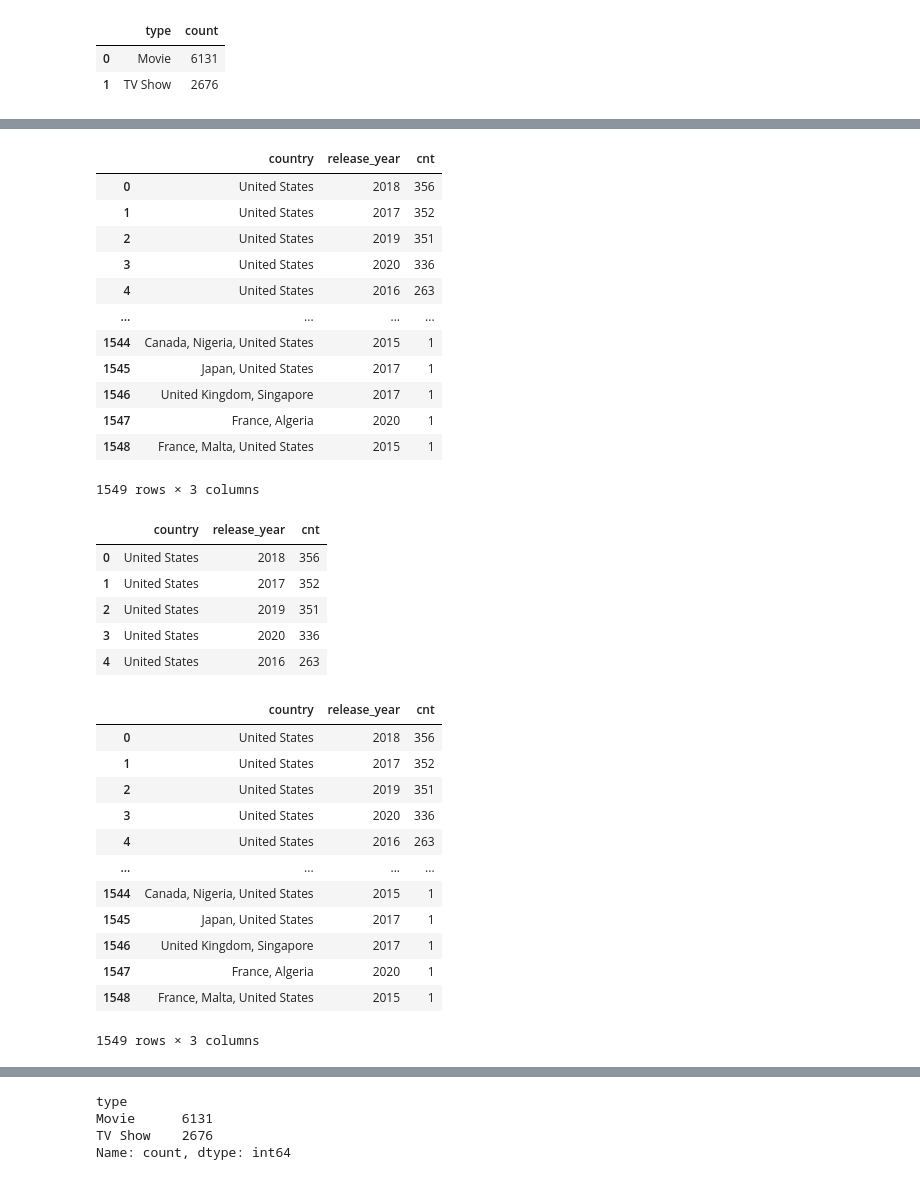
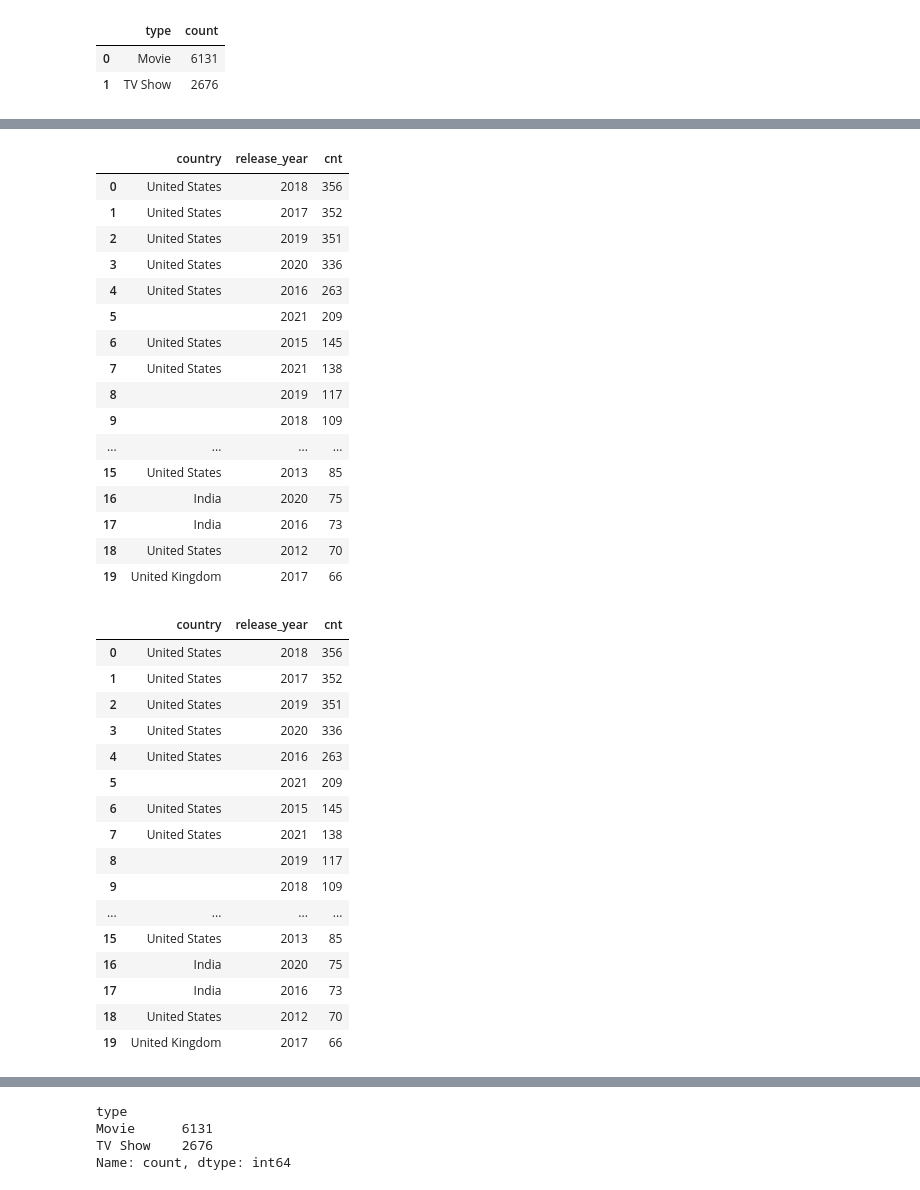
Before and after one commit to Alexey9991984/DataAnalysisPractice, a Jupyter notebook: notebooks/Netflix.ipynb, the cells around one changed output, grey strips where cells are left out. Drawn from its saved outputs; the diff is of its cells as text; code cells hidden in the pictures.

```diff
--- a/notebooks/Netflix.ipynb
+++ b/notebooks/Netflix.ipynb
@@ -73,36 +79,31 @@ df
 # %%
 df = pd.read_sql("""
 SELECT country, release_year, COUNT(*) AS cnt
 FROM netflix
 WHERE release_year >= 2000
 GROUP BY country, release_year
 ORDER BY cnt DESC
-""", engine)
+LIMIT 20""", engine)
 # запрос к базе данных PostgreSQL и сохранение результата в DataFrame
 df
 # %% [output]
 |  | country | release_year | cnt |
 | 0 | United States | 2018 | 356 |
 | 1 | United States | 2017 | 352 |
 | 2 | United States | 2019 | 351 |
 | 3 | United States | 2020 | 336 |
 | 4 | United States | 2016 | 263 |
+| 5 |  | 2021 | 209 |
+| 6 | United States | 2015 | 145 |
+| 7 | United States | 2021 | 138 |
+| 8 |  | 2019 | 117 |
+| 9 |  | 2018 | 109 |
 | ... | ... | ... | ... |
-| 1544 | Canada, Nigeria, United States | 2015 | 1 |
-| 1545 | Japan, United States | 2017 | 1 |
-| 1546 | United Kingdom, Singapore | 2017 | 1 |
-| 1547 | France, Algeria | 2020 | 1 |
-| 1548 | France, Malta, United States | 2015 | 1 |
+| 15 | United States | 2013 | 85 |
+| 16 | India | 2020 | 75 |
+| 17 | India | 2016 | 73 |
+| 18 | United States | 2012 | 70 |
+| 19 | United Kingdom | 2017 | 66 |
-1549 rows × 3 columns
-# %%
-df.head()
-# %% [output]
-|  | country | release_year | cnt |
-| 0 | United States | 2018 | 356 |
-| 1 | United States | 2017 | 352 |
-| 2 | United States | 2019 | 351 |
-| 3 | United States | 2020 | 336 |
-| 4 | United States | 2016 | 263 |
 # %%
 df_yearly = df.groupby('release_year')['cnt'].sum()
 df
@@ -113,13 +114,17 @@ df
 | 2 | United States | 2019 | 351 |
 | 3 | United States | 2020 | 336 |
 | 4 | United States | 2016 | 263 |
+| 5 |  | 2021 | 209 |
+| 6 | United States | 2015 | 145 |
+| 7 | United States | 2021 | 138 |
+| 8 |  | 2019 | 117 |
+| 9 |  | 2018 | 109 |
 | ... | ... | ... | ... |
-| 1544 | Canada, Nigeria, United States | 2015 | 1 |
-| 1545 | Japan, United States | 2017 | 1 |
-| 1546 | United Kingdom, Singapore | 2017 | 1 |
-| 1547 | France, Algeria | 2020 | 1 |
-| 1548 | France, Malta, United States | 2015 | 1 |
+| 15 | United States | 2013 | 85 |
+| 16 | India | 2020 | 75 |
+| 17 | India | 2016 | 73 |
+| 18 | United States | 2012 | 70 |
+| 19 | United Kingdom | 2017 | 66 |
-1549 rows × 3 columns
 # %%
 yearly = df.groupby('release_year')['cnt'].sum()
 # агрегирование данных по годам выпуска и подсчет
```
Also changed, not shown: parts of 9 cells of this notebook, 4 other files.
